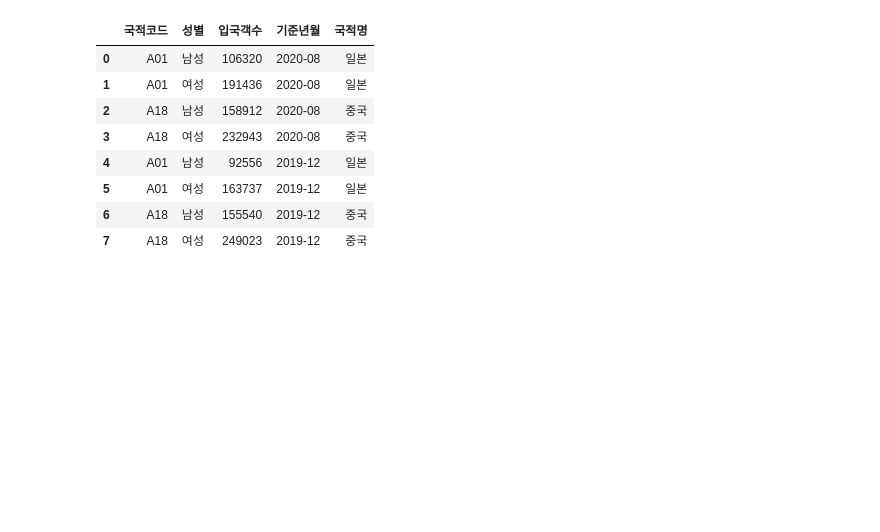
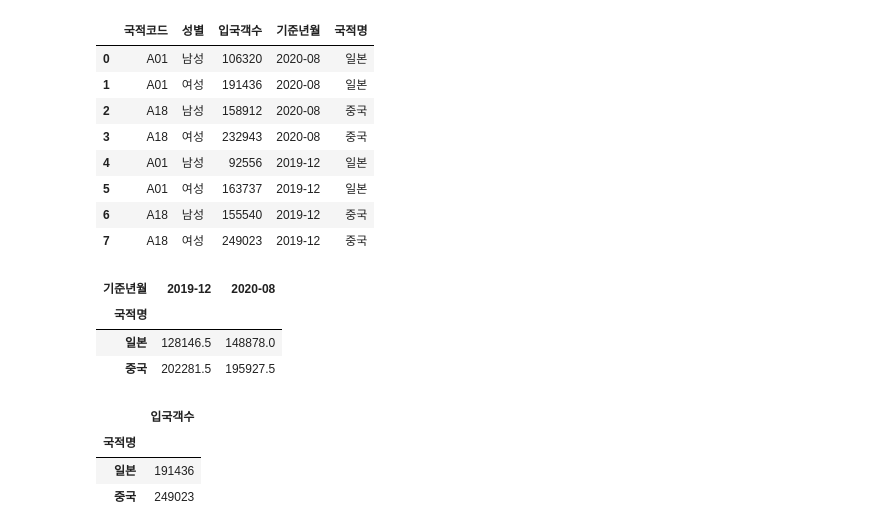
Before and after one commit to YJLi1029/Data, a Jupyter notebook: jupyter_note/pandas_prac.ipynb, the cells around one changed output. Saved outputs shown, nothing was run; the diff lists cells and outputs as text; code cells hidden in the pictures; blank space fills up the shorter version.

```diff
--- a/jupyter_note/pandas_prac.ipynb
+++ b/jupyter_note/pandas_prac.ipynb
@@ -292,0 +296,21 @@ sample.to_excel('./PracSample.xlsx')
+# %%
+#데이터 집계(pivot_table)
+#피벗 테이블 : 기존 데이터의 칼럼을 재구성해서 데이터에 대한 통계를 한눈에 파악하도록 정리한 표
+sample_pivot=sample.pivot_table(values='입국객수', #sample.pivot_table() : sample 데이터를 피봇화한다, values : 피벗 테이블 내부에 들어갈 값은 입국객수(액셀 값)
+                                index='국적명', # 피벗 테이블의 로우에 국적명 배치(액셀 행)
+                                columns='기준년월', # 피벗 테이블의 칼럼에 기준년월 배치(액셀 열)
+                                aggfunc='mean') # value를 index와 columns 기준으로 평균 계산
+sample_pivot
+# %% [output]
+| 기준년월 | 2019-12 | 2020-08 |
+| 국적명 |  |  |
+| 일본 | 128146.5 | 148878.0 |
+| 중국 | 202281.5 | 195927.5 |
+# %%
+sample_pivot_2=sample.pivot_table(values='입국객수', index='국적명', aggfunc='max')
+sample_pivot_2
+# %% [output]
+|  | 입국객수 |
+| 국적명 |  |
+| 일본 | 191436 |
+| 중국 | 249023 |
```
Also changed, not shown: parts of 1 cell of this notebook, 2 other files.
